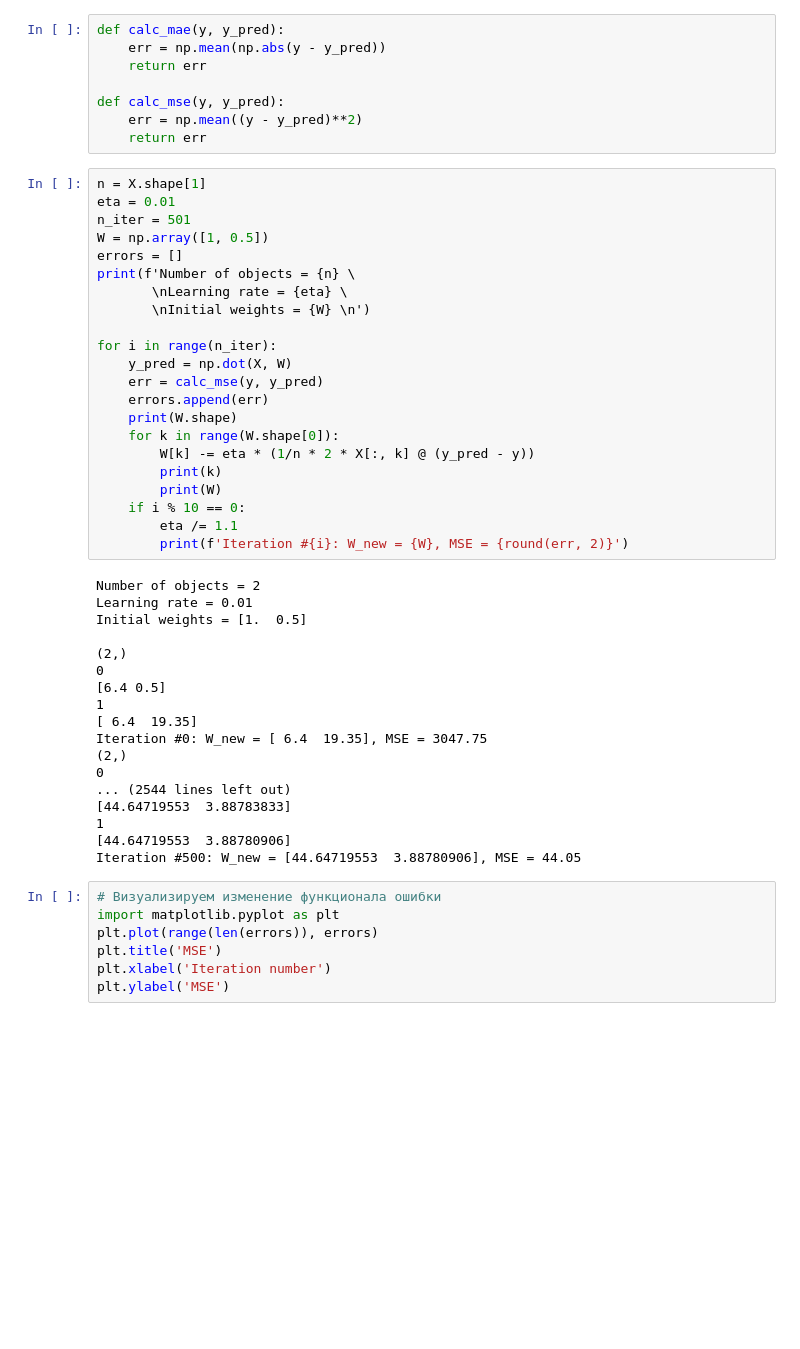
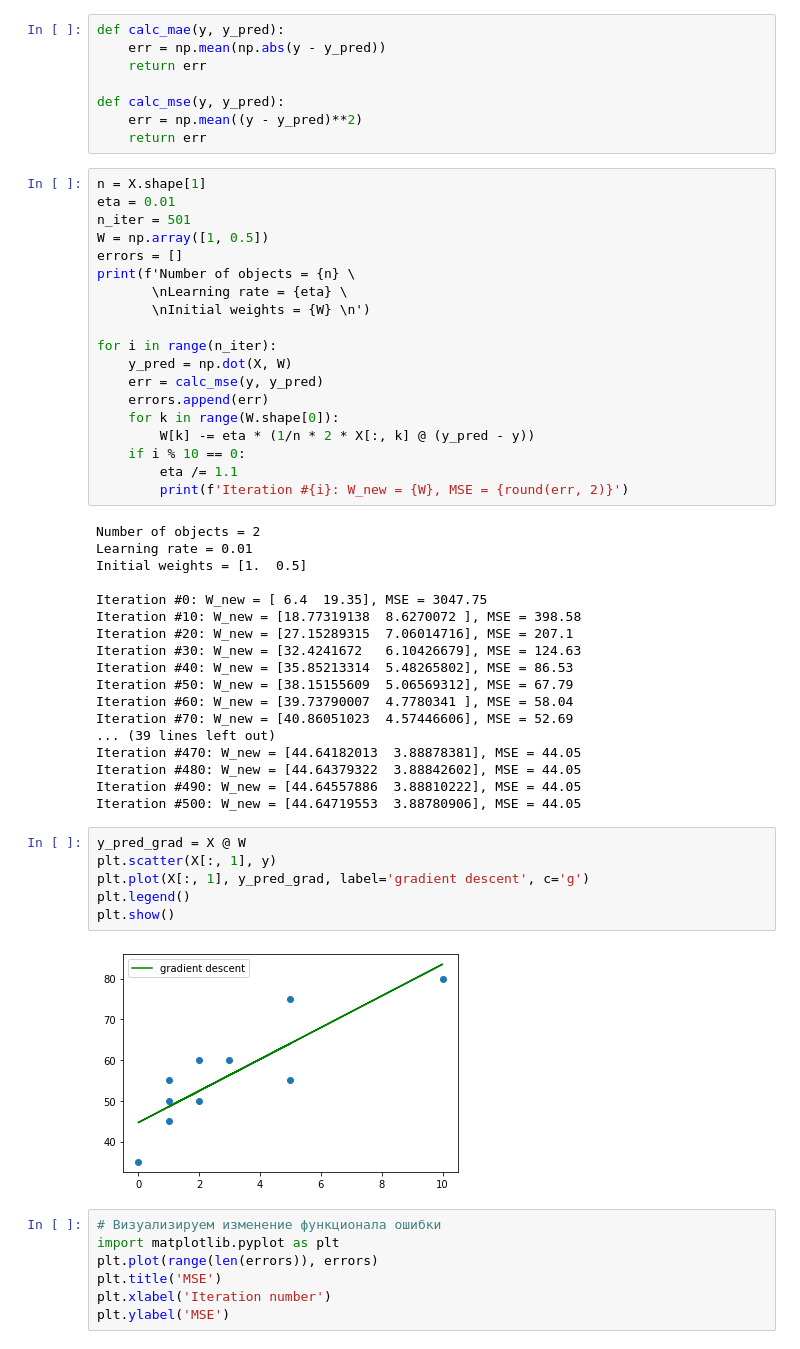
Before and after one commit to AndreiBazhenau/gb, a Jupyter notebook: algorithms_analysis/hw_1.ipynb, the cells around one changed output. Cells and saved outputs as stored; diff of their text form; blank space fills up the shorter version.

```diff
--- a/algorithms_analysis/hw_1.ipynb
+++ b/algorithms_analysis/hw_1.ipynb
@@ -35,11 +35,8 @@ for i in range(n_iter):
     y_pred = np.dot(X, W)
     err = calc_mse(y, y_pred)
     errors.append(err)
-    print(W.shape)
     for k in range(W.shape[0]):
         W[k] -= eta * (1/n * 2 * X[:, k] @ (y_pred - y))
-        print(k)
-        print(W)
     if i % 10 == 0:
         eta /= 1.1
         print(f'Iteration #{i}: W_new = {W}, MSE = {round(err, 2)}')
@@ -48,19 +45,27 @@ Number of objects = 2
 Learning rate = 0.01
 Initial weights = [1.  0.5]
 
-(2,)
-0
-[6.4 0.5]
-1
-[ 6.4  19.35]
 Iteration #0: W_new = [ 6.4  19.35], MSE = 3047.75
-(2,)
-0
-... (2544 lines left out)
-[44.64719553  3.88783833]
-1
-[44.64719553  3.88780906]
+Iteration #10: W_new = [18.77319138  8.6270072 ], MSE = 398.58
+Iteration #20: W_new = [27.15289315  7.06014716], MSE = 207.1
+Iteration #30: W_new = [32.4241672   6.10426679], MSE = 124.63
+Iteration #40: W_new = [35.85213314  5.48265802], MSE = 86.53
+Iteration #50: W_new = [38.15155609  5.06569312], MSE = 67.79
+Iteration #60: W_new = [39.73790007  4.7780341 ], MSE = 58.04
+Iteration #70: W_new = [40.86051023  4.57446606], MSE = 52.69
+... (39 lines left out)
+Iteration #470: W_new = [44.64182013  3.88878381], MSE = 44.05
+Iteration #480: W_new = [44.64379322  3.88842602], MSE = 44.05
+Iteration #490: W_new = [44.64557886  3.88810222], MSE = 44.05
 Iteration #500: W_new = [44.64719553  3.88780906], MSE = 44.05
+# %%
+y_pred_grad = X @ W
+plt.scatter(X[:, 1], y)
+plt.plot(X[:, 1], y_pred_grad, label='gradient descent', c='g')
+plt.legend()
+plt.show()
+# %% [output]
+[figure, added]
 # %%
 # Визуализируем изменение функционала ошибки
 import matplotlib.pyplot as plt
```
Also changed, not shown: parts of 3 cells of this notebook.
